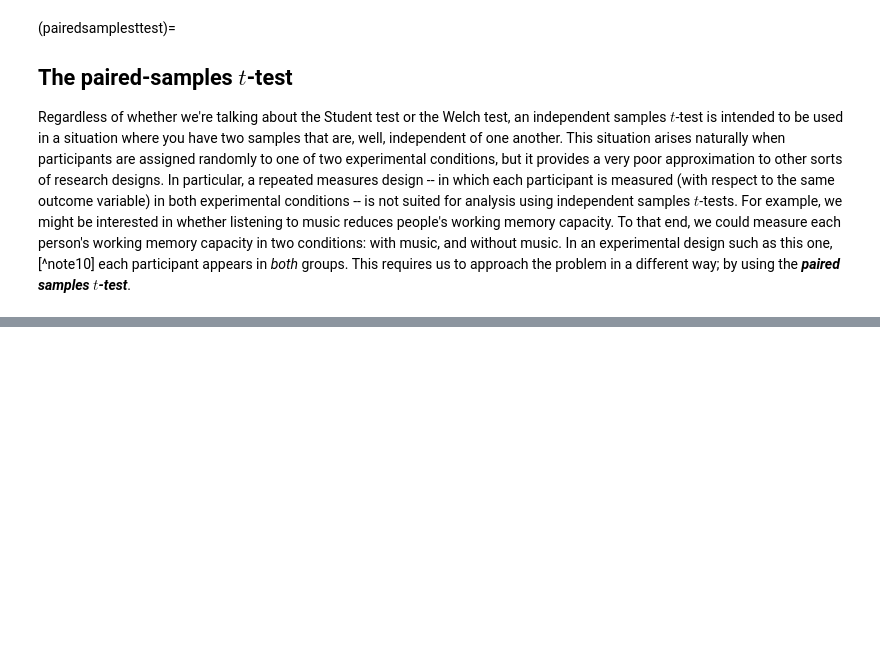
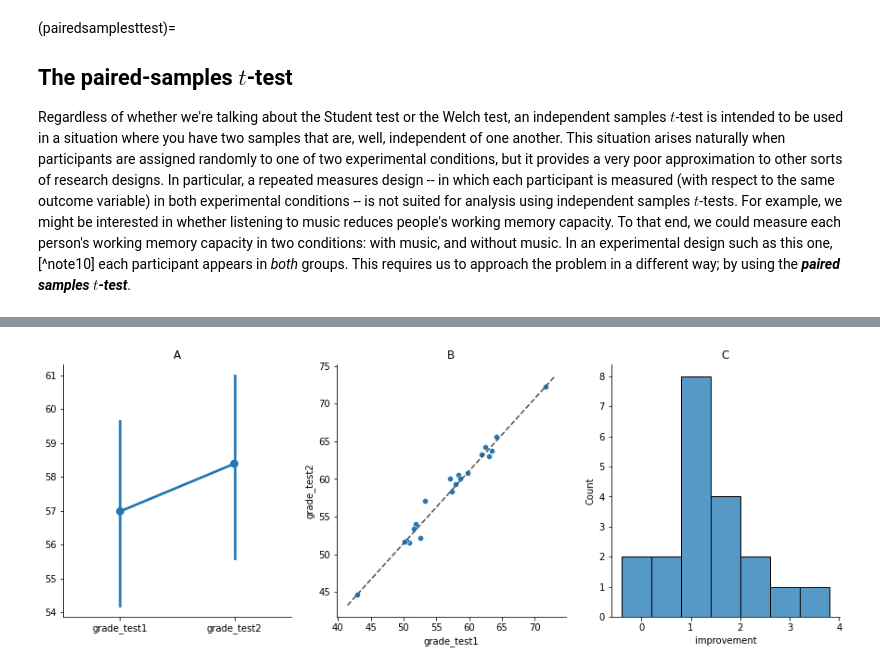
Before and after one commit to ethanweed/pythonbook, a Jupyter notebook: Book/_build/jupyter_execute/05.02-ttest.ipynb, the cells around one changed output, grey strips where cells are left out. Saved outputs shown, nothing was run; the diff lists cells and outputs as text; code cells hidden in the pictures; blank space fills up the shorter version.

```diff
--- a/Book/_build/jupyter_execute/05.02-ttest.ipynb
+++ b/Book/_build/jupyter_execute/05.02-ttest.ipynb
@@ -1485,0 +933,28 @@ wilcox.test( x = happiness$after,
+# %%
+fig, (ax1, ax2, ax3) = plt.subplots(1, 3, figsize=(15, 5))
+
+df = pd.read_csv("https://raw.githubusercontent.com/ethanweed/pythonbook/main/Data/chico.csv")
+
+sns.pointplot(data=df, ax = ax1)
+sns.scatterplot(data = df, x='grade_test1', y='grade_test2', ax = ax2)
+
+ax2.plot(ax2.get_xlim(), ax2.get_ylim(), ls="--", c=".3")
+
+#ax1.set_ylim(40,80)
+#ax1.set_xlim(40,80)
+#ax1.set_ylim(40,80)
+
+
+df2 = df
+df2['improvement'] = df2['grade_test2']-df2['grade_test1']
+
+sns.histplot(data = df2, x='improvement')
+
+ax1.title.set_text('A')
+ax2.title.set_text('B')
+ax3.title.set_text('C')
+
+
+sns.despine()
+# %% [output]
+[figure, added]
```
Also changed, not shown: parts of 50 cells of this notebook, 32 other files.
